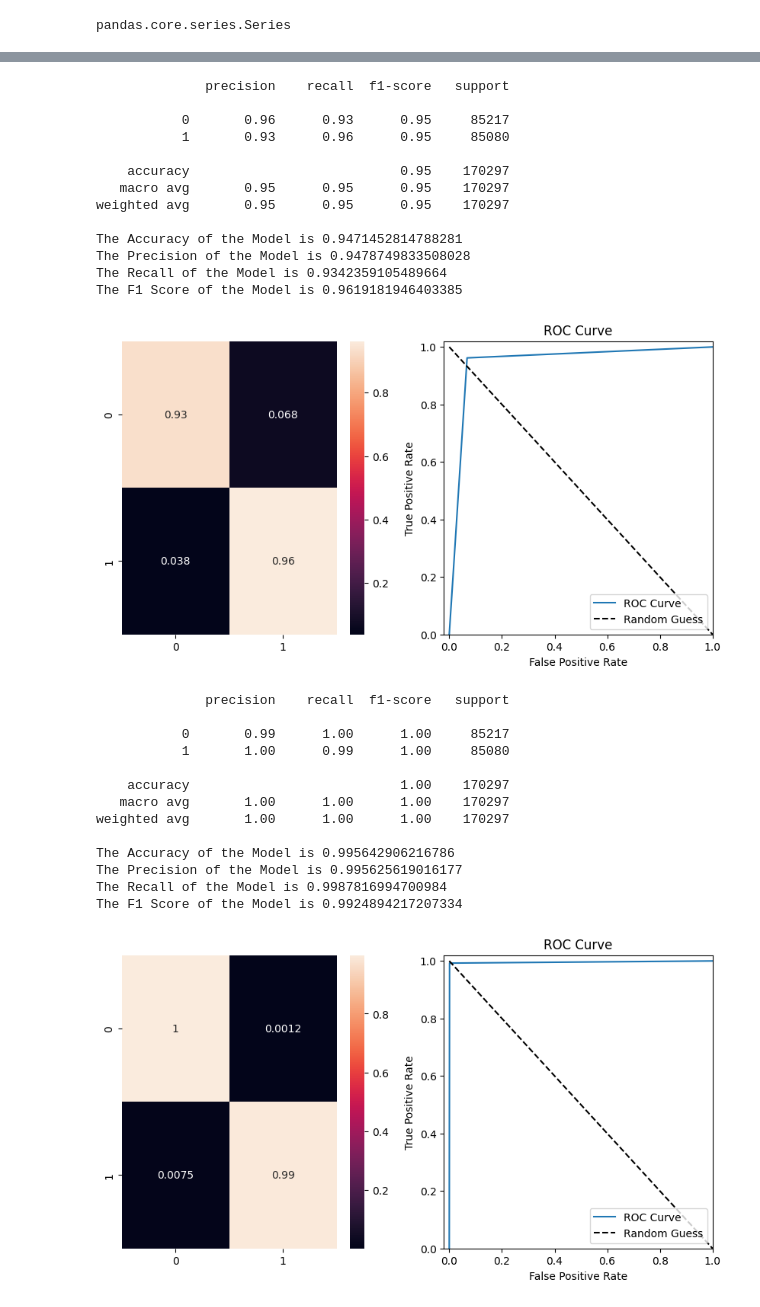
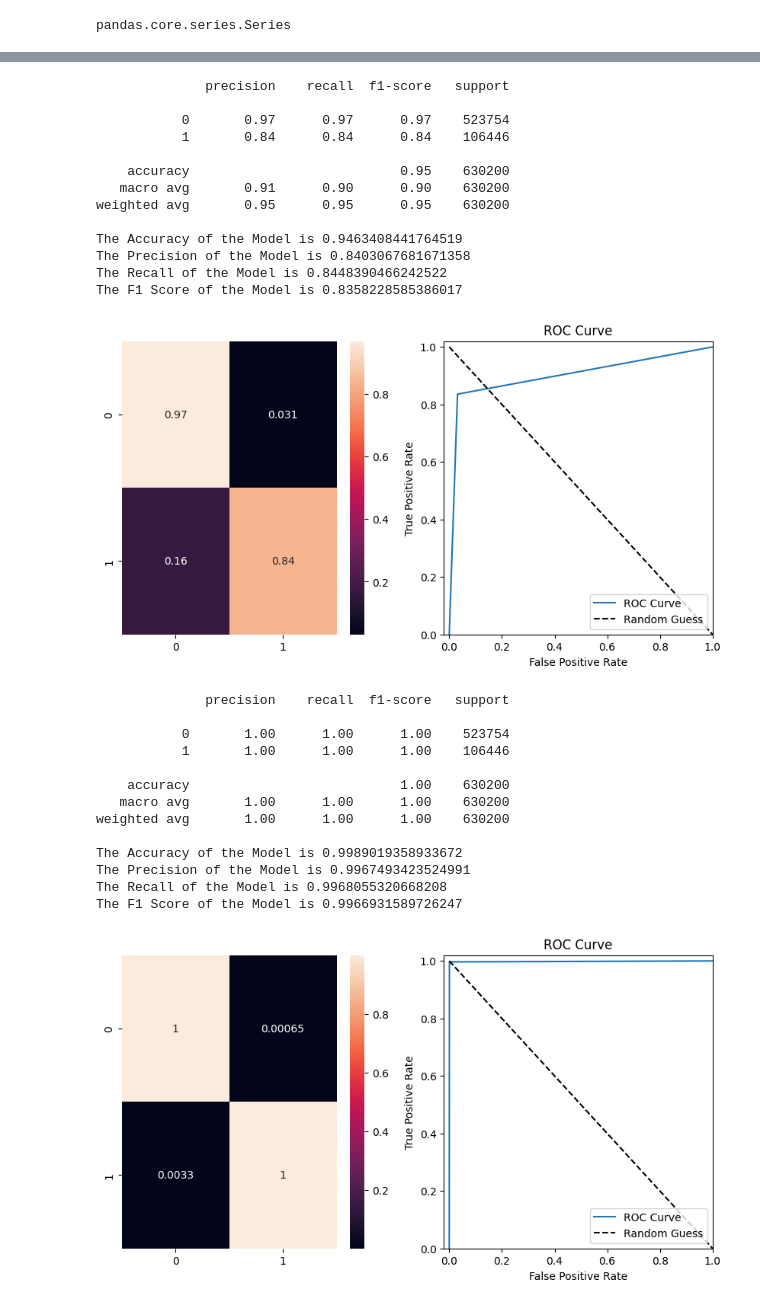
Before and after one commit to loof44/Machine-Learning-Based-IDS, a Jupyter notebook: final.ipynb, the cells around one changed output, grey strips where cells are left out. Drawn from its saved outputs; the diff is of its cells as text; code cells hidden in the pictures.

```diff
--- a/final.ipynb
+++ b/final.ipynb
@@ -316,35 +700,35 @@ The F1 Score of the Model is 0.9561589092618712
 # %%
-classify(LogisticRegression(max_iter=3000))
+classify2(LogisticRegression(max_iter=3000))
 # %% [output]
               precision    recall  f1-score   support
 
-           0       0.96      0.93      0.95     85217
-           1       0.93      0.96      0.95     85080
+           0       0.97      0.97      0.97    523754
+           1       0.84      0.84      0.84    106446
 
-    accuracy                           0.95    170297
-   macro avg       0.95      0.95      0.95    170297
-weighted avg       0.95      0.95      0.95    170297
+    accuracy                           0.95    630200
+   macro avg       0.91      0.90      0.90    630200
+weighted avg       0.95      0.95      0.95    630200
 
-The Accuracy of the Model is 0.9471452814788281
-The Precision of the Model is 0.9478749833508028
-The Recall of the Model is 0.9342359105489664
-The F1 Score of the Model is 0.9619181946403385
+The Accuracy of the Model is 0.9463408441764519
+The Precision of the Model is 0.8403067681671358
+The Recall of the Model is 0.8448390466242522
+The F1 Score of the Model is 0.8358228585386017
-[figure, old version]
+[figure, new version]
-# %%
-classify(RandomForestClassifier(max_depth=10,min_samples_split=10))
-# %% [output]
-              precision    recall  f1-score   support
-
-           0       0.99      1.00      1.00     85217
-           1       1.00      0.99      1.00     85080
-
-    accuracy                           1.00    170297
-   macro avg       1.00      1.00      1.00    170297
-weighted avg       1.00      1.00      1.00    170297
-
-The Accuracy of the Model is 0.995642906216786
-The Precision of the Model is 0.995625619016177
-The Recall of the Model is 0.9987816994700984
-The F1 Score of the Model is 0.9924894217207334
-[figure, removed]
+# %%
+classify2(RandomForestClassifier(max_depth=50))
+# %% [output]
+              precision    recall  f1-score   support
+
+           0       1.00      1.00      1.00    523754
+           1       1.00      1.00      1.00    106446
+
+    accuracy                           1.00    630200
+   macro avg       1.00      1.00      1.00    630200
+weighted avg       1.00      1.00      1.00    630200
+
+The Accuracy of the Model is 0.9989019358933672
+The Precision of the Model is 0.9967493423524991
+The Recall of the Model is 0.9968055320668208
+The F1 Score of the Model is 0.9966931589726247
+[figure, added]
 # %%
```
Also changed, not shown: parts of 51 cells of this notebook.
